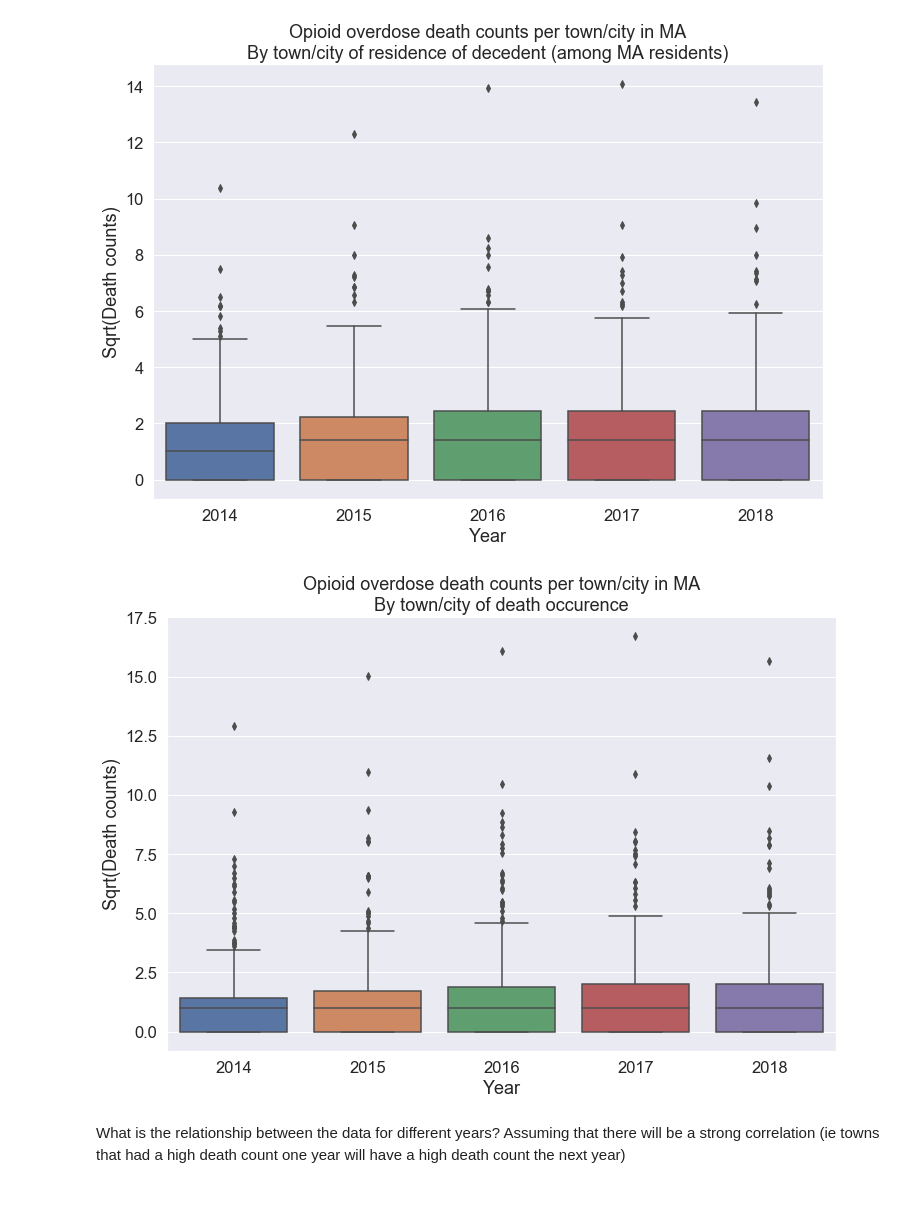
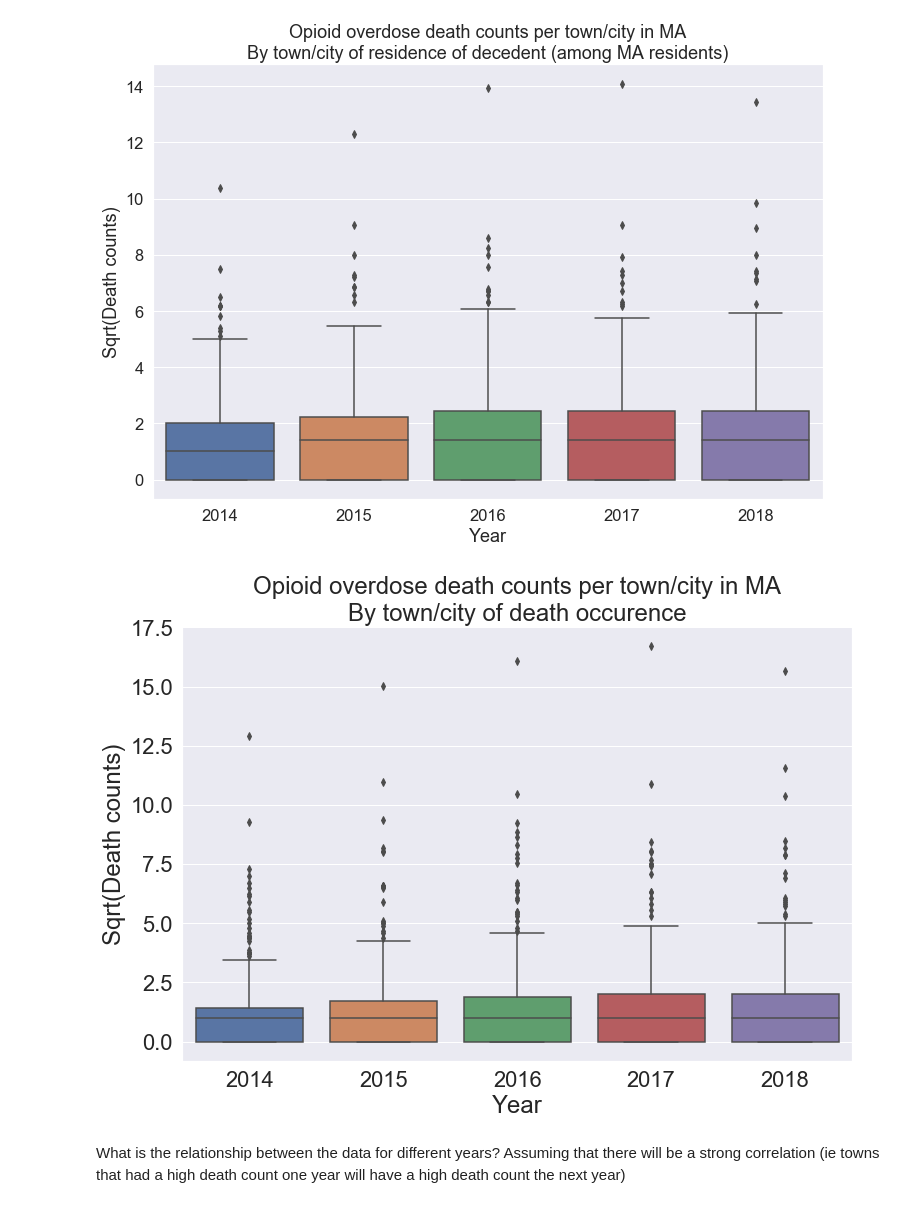
Before and after one commit to darya-akimova/biobot_insight_project, a Jupyter notebook: code/cleaning_and_eda/notebook_2_ma_overdose_deaths_by_town_cleanup_and_explore.ipynb, the cells around one changed output. Drawn from its saved outputs; the diff is of its cells as text; code cells hidden in the pictures.

```diff
--- a/code/cleaning_and_eda/notebook_2_ma_overdose_deaths_by_town_cleanup_and_explore.ipynb
+++ b/code/cleaning_and_eda/notebook_2_ma_overdose_deaths_by_town_cleanup_and_explore.ipynb
@@ -189,13 +189,14 @@ plt.show()
 # %% [output]
 [figure]
 # %%
+sns.set(font_scale=2)
 plt.figure(figsize=(12,8))
 sns.boxplot(data=table2.apply(np.sqrt))
 plt.xlabel('Year')
 plt.ylabel('Sqrt(Death counts)')
 plt.title('Opioid overdose death counts per town/city in MA\nBy town/city of death occurence')
 plt.show()
 # %% [output]
-[figure, old version]
+[figure, new version]
 # %% [markdown]
 What is the relationship between the data for different years? Assuming that there will be a strong correlation (ie towns that had a high death count one year will have a high death count the next year)
```
Also changed, not shown: parts of 4 cells of this notebook, 4 other files.
